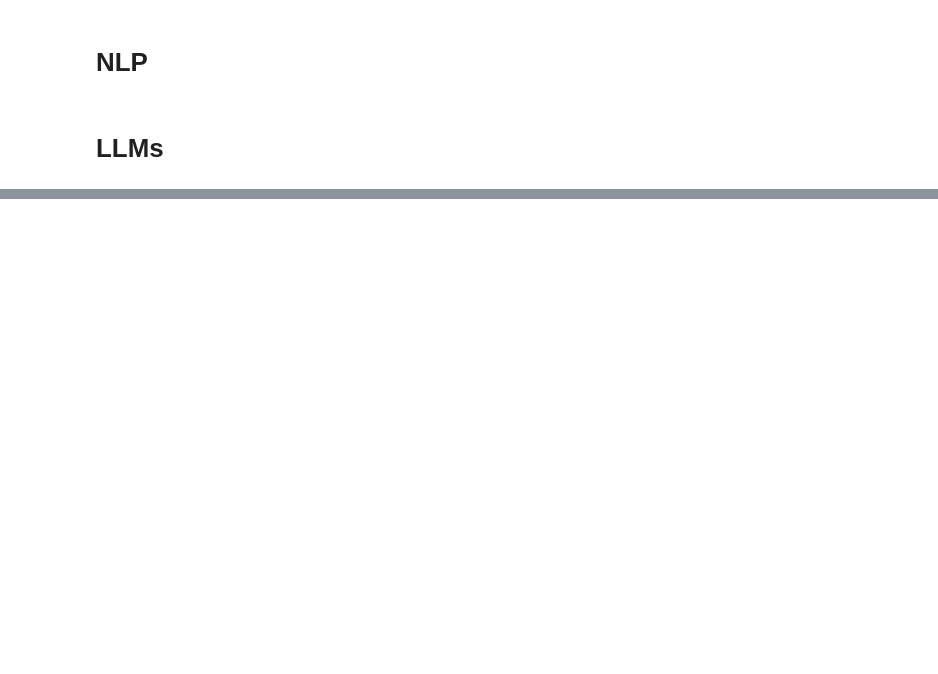
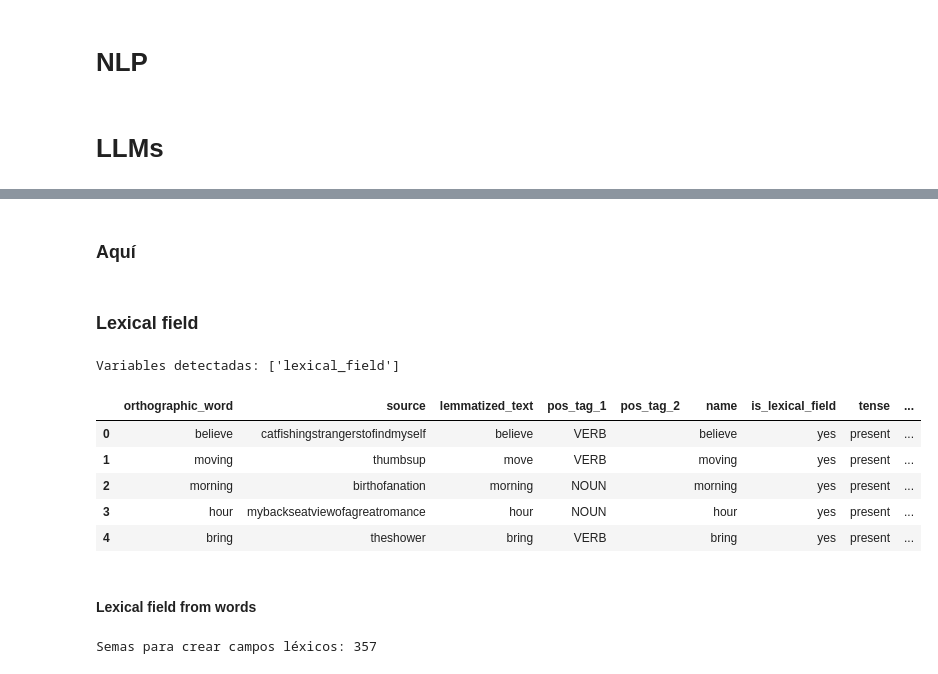
Before and after one commit to amontenegrot/master-thesis, a Jupyter notebook: notebooks/test.ipynb, the cells around one changed output, grey strips where cells are left out. Saved outputs shown, nothing was run; the diff lists cells and outputs as text; code cells hidden in the pictures; blank space fills up the shorter version.

```diff
--- a/notebooks/test.ipynb
+++ b/notebooks/test.ipynb
@@ -301,0 +426,4 @@ print(df.loc[51982, 'grammatical_category'])
+# %% [markdown]
+### Aquí
+# %% [markdown]
+### Lexical field
@@ -301,0 +450,53 @@ print(df.loc[51982, 'grammatical_category'])
+# %%
+# Load prompts
+pd.set_option('display.precision', 15)  # Establecer la precisión a 15 decimales
+
+PATH = get_path(1)
+DATABASE_FOLDER = PATH + 'data/processed/transcriptions.db'
+
+conf_path: str = PATH + 'conf/'
+yaml_manager = YamlManager(conf_path + 'prompts.yaml')
+
+# Cargar el archivo YAML
+with open(conf_path + 'prompts.yaml', "r", encoding="utf-8") as file:
+    data = yaml.safe_load(file)
+
+# Obtener el contenido de la llave "lexical_field_adjust"
+prompt_template_lexical_field = data.get("lexical_field_adjust", "")
+
+# Asegurar que la cadena esté en formato UTF-8
+prompt_template_lexical_field = prompt_template_lexical_field.encode("utf-8").decode("utf-8")
+
+# print(prompt_template_lexical_field)
+
+
+from langchain_core.prompts import ChatPromptTemplate
+
+# Crea el prompt sin ejecutarlo
+prompt = ChatPromptTemplate.from_template(prompt_template_lexical_field)
+
+# Inspecciona las variables detectadas
+print("Variables detectadas:", prompt.input_variables)
+# %% [output]
+Variables detectadas: ['lexical_field']
+# %%
+df_temporal = read_data_from_database(DATABASE_FOLDER, 'lexical_field_fragmented')
+# df_temporal = df_temporal.sample(2).copy()
+df_temporal.reset_index(drop=True, inplace=True)
+df_temporal[['orthographic_word', 'source',
+       'lemmatized_text', 'pos_tag_1', 'pos_tag_2', 'name', 'is_lexical_field',
+       'tense', 'tense_explanation', 'grammatical_category']].head()
+# %% [output]
+|  | orthographic_word | source | lemmatized_text | pos_tag_1 | pos_tag_2 | name | is_lexical_field | tense | ... |
+| 0 | believe | catfishingstrangerstofindmyself | believe | VERB |  | believe | yes | present | ... |
+| 1 | moving | thumbsup | move | VERB |  | moving | yes | present | ... |
+| 2 | morning | birthofanation | morning | NOUN |  | morning | yes | present | ... |
+| 3 | hour | mybackseatviewofagreatromance | hour | NOUN |  | hour | yes | present | ... |
+| 4 | bring | theshower | bring | VERB |  | bring | yes | present | ... |
+# %% [markdown]
+#### Lexical field from words
+# %%
+unique_words = list(df_temporal['lemmatized_text'].unique())
+print("Semas para crear campos léxicos:", len(unique_words))
+# %% [output]
+Semas para crear campos léxicos: 357
```
Also changed, not shown: parts of 64 cells of this notebook, 2 other files.
